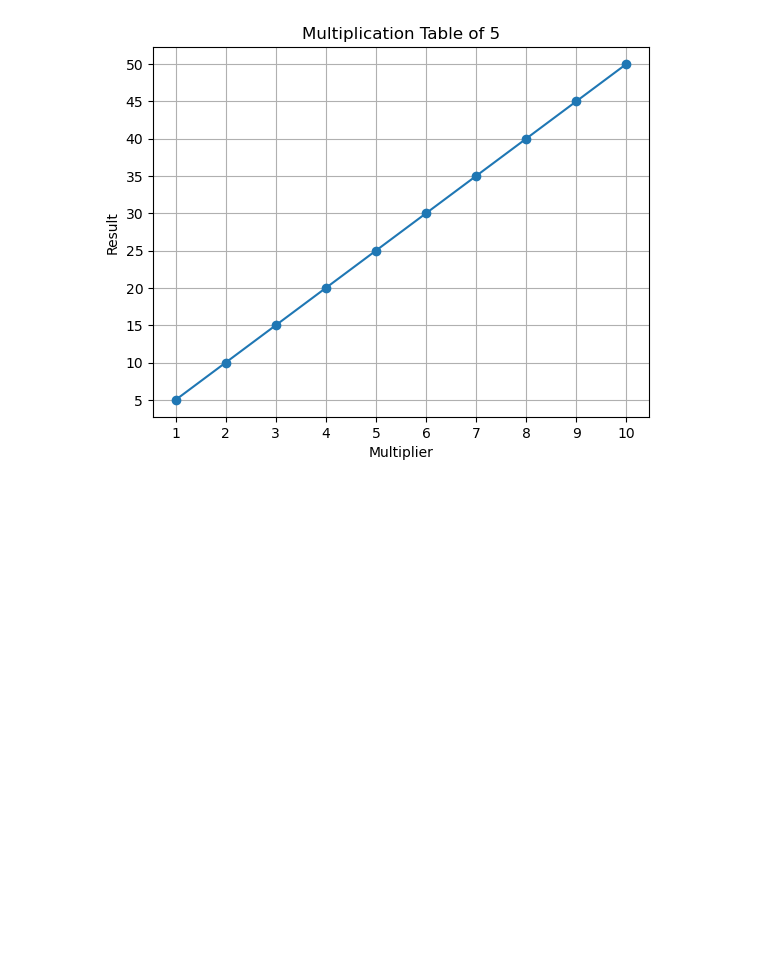
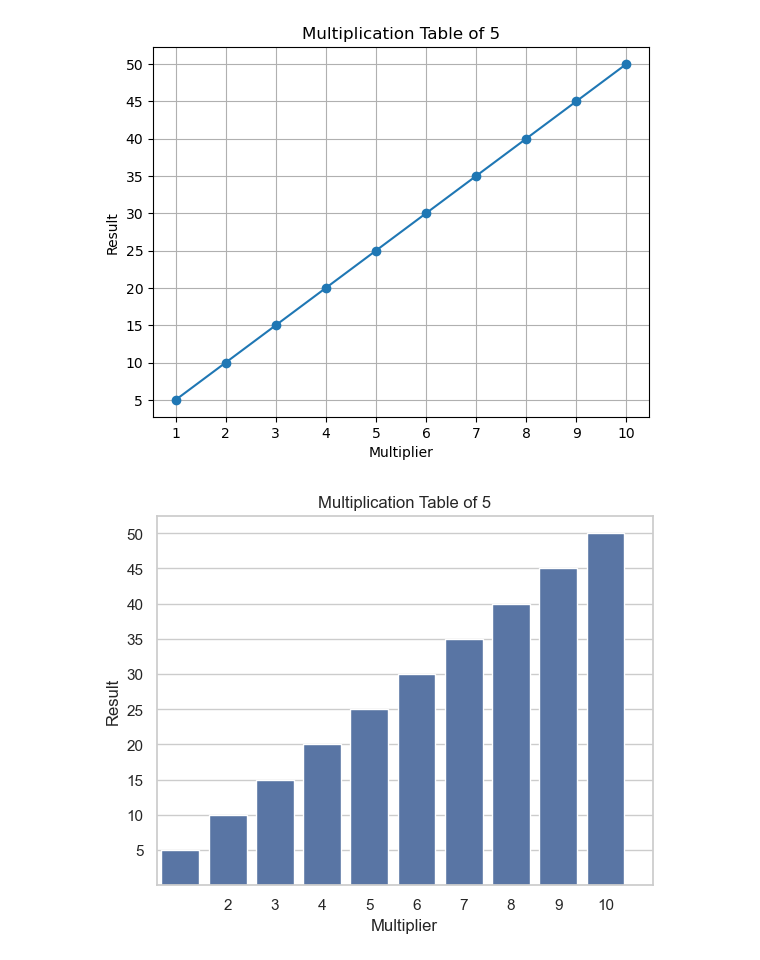
Before and after one commit to barada02/DSA, a Jupyter notebook: SagaofMultiplicaiton.ipynb, the cells around one changed output. Cells and saved outputs as stored; diff of their text form; code cells hidden in the pictures; blank space fills up the shorter version.

Commit message:
seaborn

```diff
--- a/SagaofMultiplicaiton.ipynb
+++ b/SagaofMultiplicaiton.ipynb
@@ -133,3 +133,17 @@ plt.grid()
 plt.show()
 # %% [output]
 [figure]
+# %%
+# using seaborn
+import seaborn as sns
+sns.set(style="whitegrid")
+table_sn = [a * i for i in range(1, 11)]
+sns.barplot(x=list(range(1, 11)), y=table_sn)
+plt.title(f'Multiplication Table of {a}')
+plt.xlabel('Multiplier')
+plt.ylabel('Result')
+plt.xticks(list(range(1, 11)))
+plt.yticks(table_sn)
+plt.show()
+# %% [output]
+[figure, added]
```
